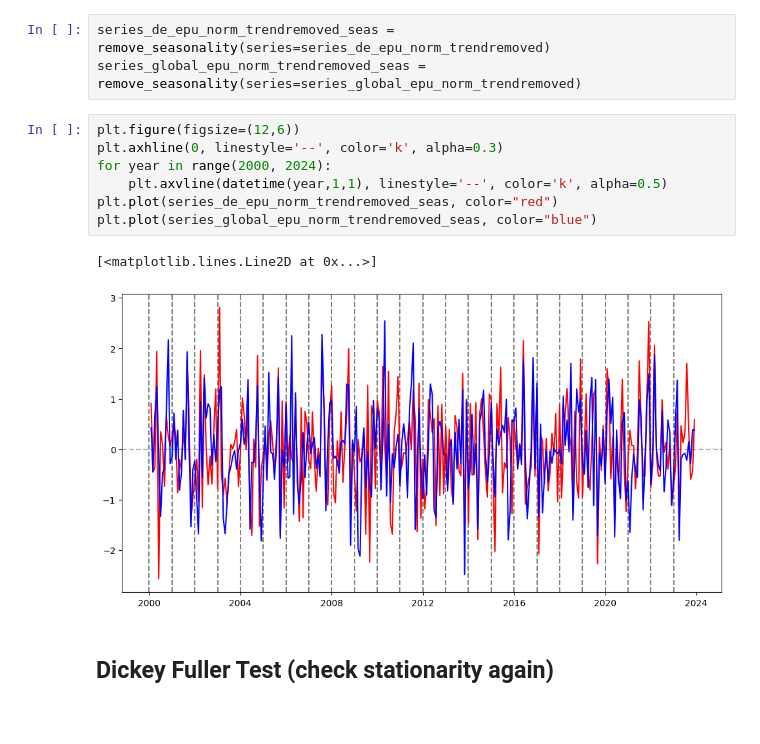
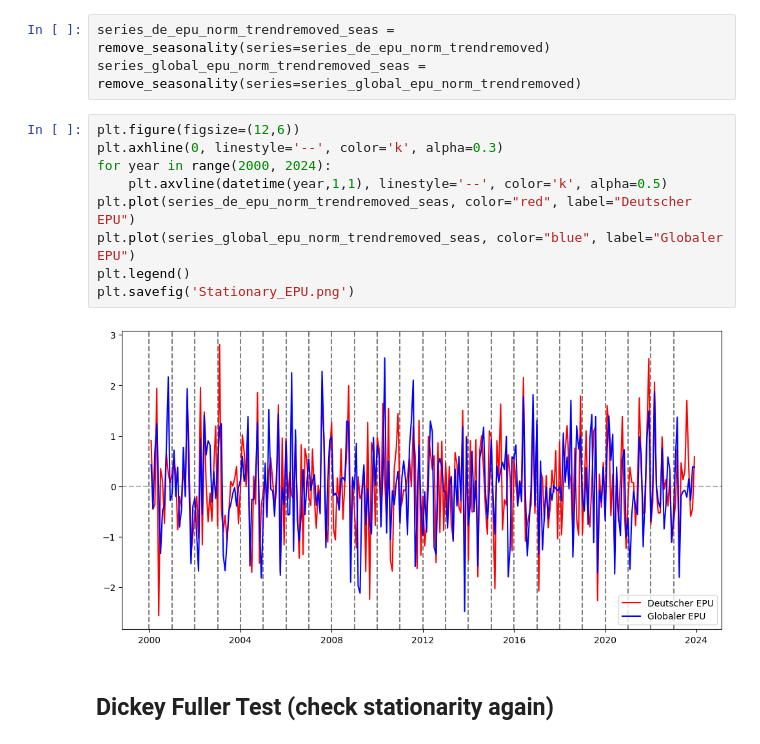
Before and after one commit to Joshi-77/BA-VAR, a Jupyter notebook: main.ipynb, the cells around one changed output. Drawn from its saved outputs; the diff is of its cells as text; blank space fills up the shorter version.

Commit message:
Label EPU

```diff
--- a/main.ipynb
+++ b/main.ipynb
@@ -273,13 +273,14 @@ series_global_epu_norm_trendremoved_seas = remove_seasonality(series=series_glob
 # %%
 plt.figure(figsize=(12,6))
 plt.axhline(0, linestyle='--', color='k', alpha=0.3)
 for year in range(2000, 2024):
     plt.axvline(datetime(year,1,1), linestyle='--', color='k', alpha=0.5)
-plt.plot(series_de_epu_norm_trendremoved_seas, color="red")
-plt.plot(series_global_epu_norm_trendremoved_seas, color="blue")
+plt.plot(series_de_epu_norm_trendremoved_seas, color="red", label="Deutscher EPU")
+plt.plot(series_global_epu_norm_trendremoved_seas, color="blue", label="Globaler EPU")
+plt.legend()
+plt.savefig('Stationary_EPU.png')
 # %% [output]
-[<matplotlib.lines.Line2D at 0x...>]
-[figure, old version]
+[figure, new version]
 # %% [markdown]
 ## Dickey Fuller Test (check stationarity again)
 # %%
```
Also changed, not shown: parts of 1 cell of this notebook, 1 other file.
